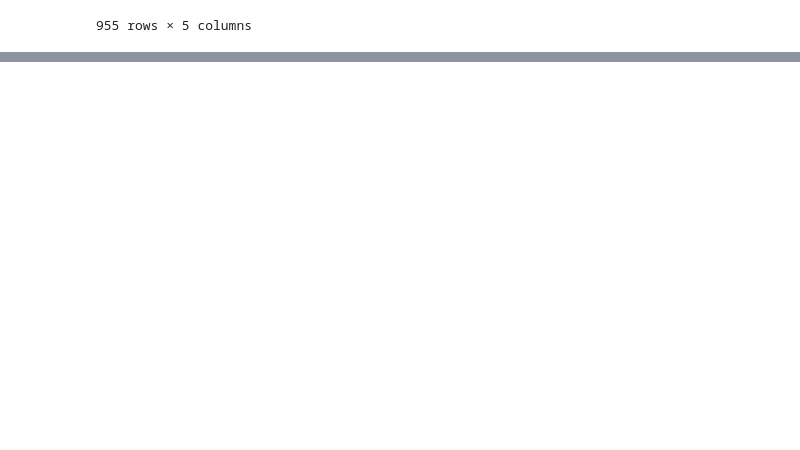
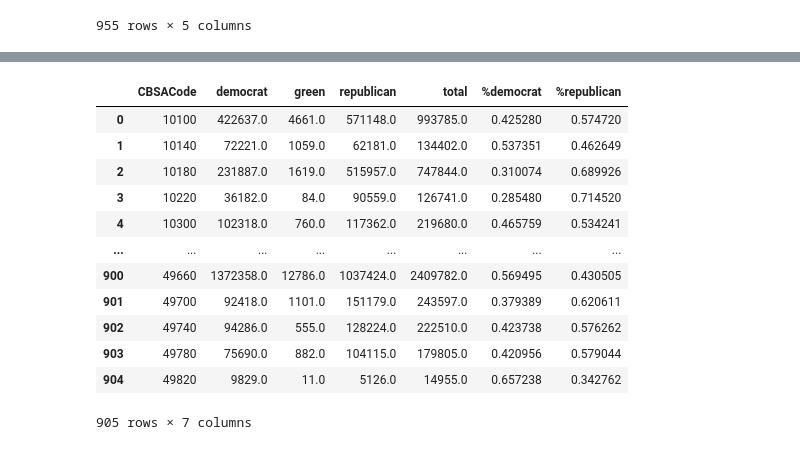
Before and after one commit to agupta01/ds3-zillow, a Jupyter notebook: geographic_eda/create_vectors.ipynb, the cells around one changed output, grey strips where cells are left out. Saved outputs shown, nothing was run; the diff lists cells and outputs as text; code cells hidden in the pictures; blank space fills up the shorter version.

```diff
--- a/geographic_eda/create_vectors.ipynb
+++ b/geographic_eda/create_vectors.ipynb
@@ -199,0 +200,17 @@ new_df2
+# %%
+political_data = pd.read_csv('../geographic_eda/pol_percents_DR.csv')
+political_data
+# %% [output]
+|  | CBSACode | democrat | green | republican | total | %democrat | %republican |
+| 0 | 10100 | 422637.0 | 4661.0 | 571148.0 | 993785.0 | 0.425280 | 0.574720 |
+| 1 | 10140 | 72221.0 | 1059.0 | 62181.0 | 134402.0 | 0.537351 | 0.462649 |
+| 2 | 10180 | 231887.0 | 1619.0 | 515957.0 | 747844.0 | 0.310074 | 0.689926 |
+| 3 | 10220 | 36182.0 | 84.0 | 90559.0 | 126741.0 | 0.285480 | 0.714520 |
+| 4 | 10300 | 102318.0 | 760.0 | 117362.0 | 219680.0 | 0.465759 | 0.534241 |
+| ... | ... | ... | ... | ... | ... | ... | ... |
+| 900 | 49660 | 1372358.0 | 12786.0 | 1037424.0 | 2409782.0 | 0.569495 | 0.430505 |
+| 901 | 49700 | 92418.0 | 1101.0 | 151179.0 | 243597.0 | 0.379389 | 0.620611 |
+| 902 | 49740 | 94286.0 | 555.0 | 128224.0 | 222510.0 | 0.423738 | 0.576262 |
+| 903 | 49780 | 75690.0 | 882.0 | 104115.0 | 179805.0 | 0.420956 | 0.579044 |
+| 904 | 49820 | 9829.0 | 11.0 | 5126.0 | 14955.0 | 0.657238 | 0.342762 |
+905 rows × 7 columns
```
Also changed, not shown: parts of 6 cells of this notebook, 4 other files.
